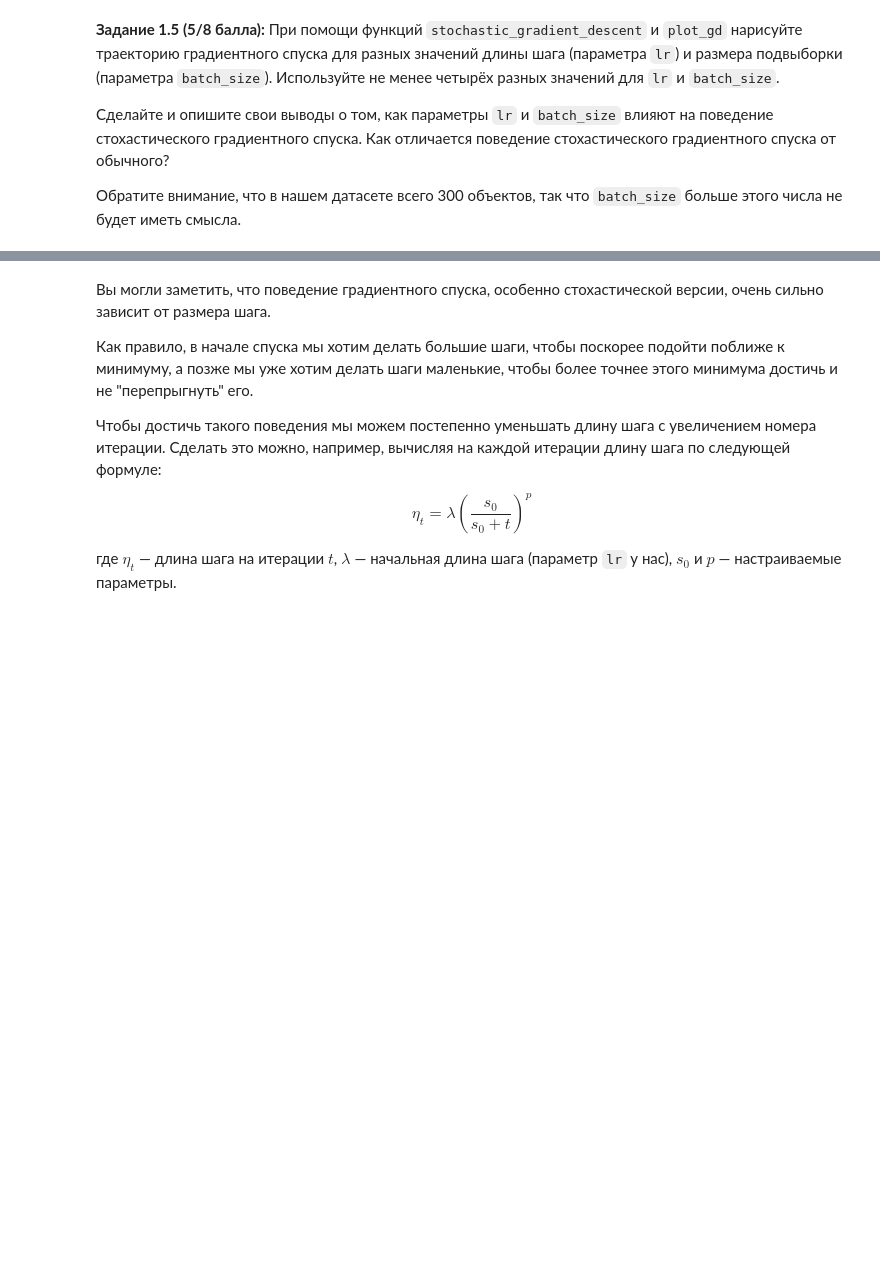
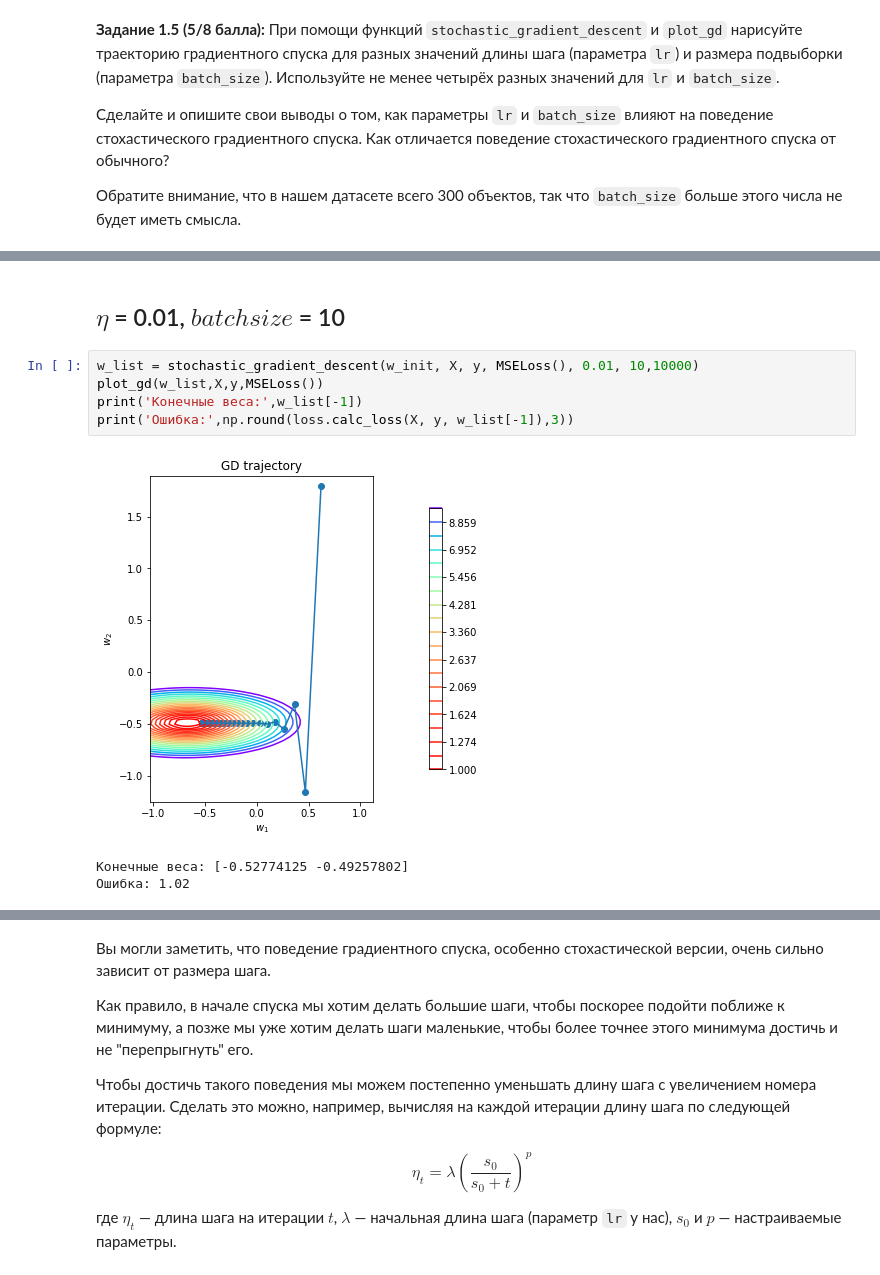
Before and after one commit to krottttt/iad, a Jupyter notebook: hw5.ipynb, the cells around one changed output, grey strips where cells are left out. Saved outputs shown, nothing was run; the diff lists cells and outputs as text; blank space fills up the shorter version.

```diff
--- a/hw5.ipynb
+++ b/hw5.ipynb
@@ -338,0 +357,11 @@ def stochastic_gradient_descent(w_init: np.ndarray, X: np.ndarray, y: np.ndarray
+# %% [markdown]
+## $\eta$ = 0.01, $batchsize$ = 10
+# %%
+w_list = stochastic_gradient_descent(w_init, X, y, MSELoss(), 0.01, 10,10000)
+plot_gd(w_list,X,y,MSELoss())
+print('Конечные веса:',w_list[-1])
+print('Ошибка:',np.round(loss.calc_loss(X, y, w_list[-1]),3))
+# %% [output]
+[figure, added]
+Конечные веса: [-0.52774125 -0.49257802]
+Ошибка: 1.02
```
Also changed, not shown: parts of 24 cells of this notebook.
